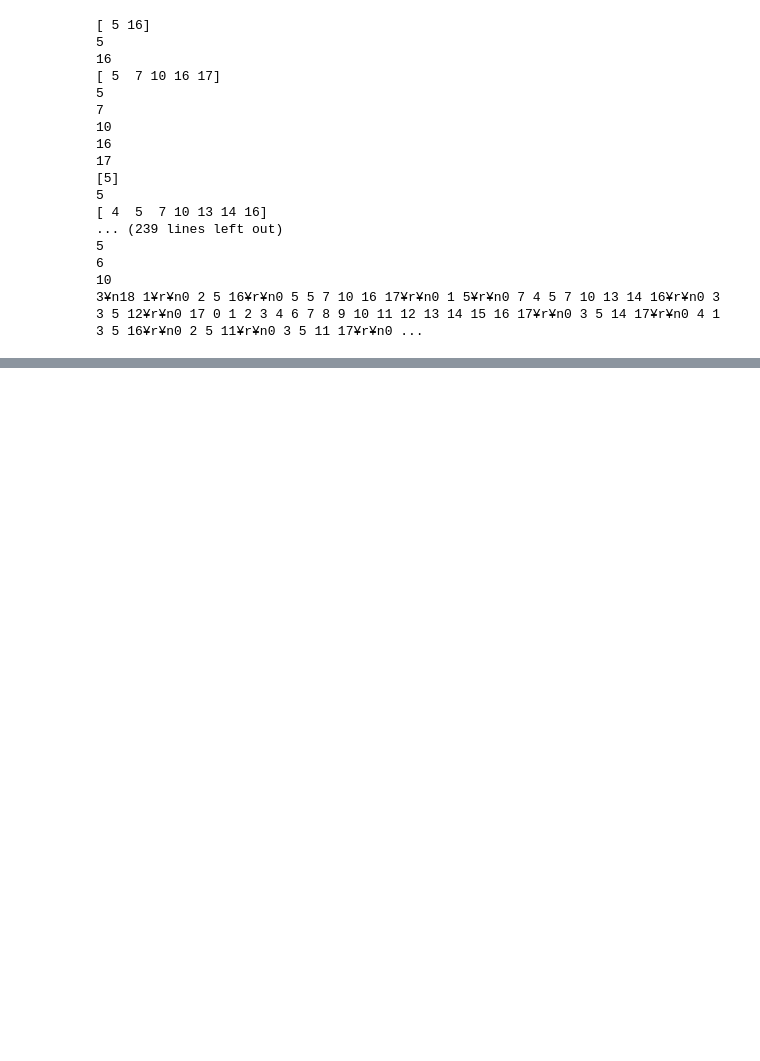
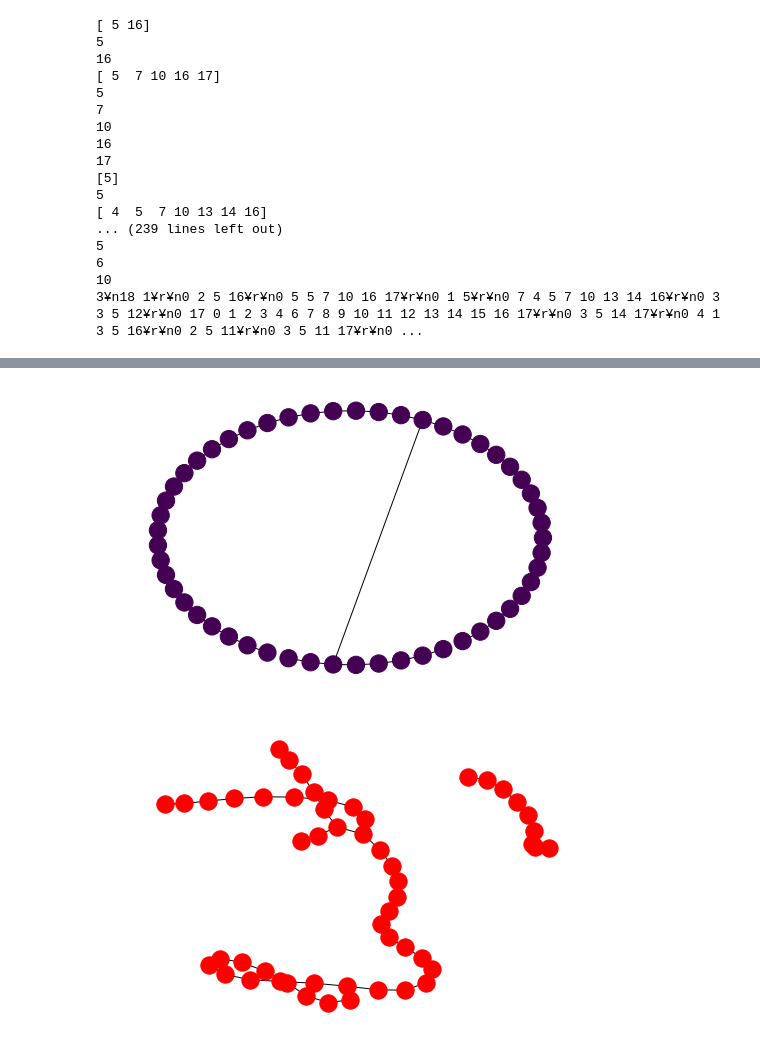
Before and after one commit to silent567/pytorch_DGCNN, a Jupyter notebook: generate_dataset/test.ipynb, the cells around one changed output, grey strips where cells are left out. Saved outputs shown, nothing was run; the diff lists cells and outputs as text; code cells hidden in the pictures; blank space fills up the shorter version.

```diff
--- a/generate_dataset/test.ipynb
+++ b/generate_dataset/test.ipynb
@@ -94,0 +135,9 @@ print(graphs2str(subgraphs,labels))
+# %%
+g,l = generate_random_classical_graph()
+plot_graph(g)
+plt.show()
+nx.draw(g)
+plt.show()
+# %% [output]
+[figure, added]
+[figure, added]
```
Also changed, not shown: parts of 8 cells of this notebook, 4 other files.
